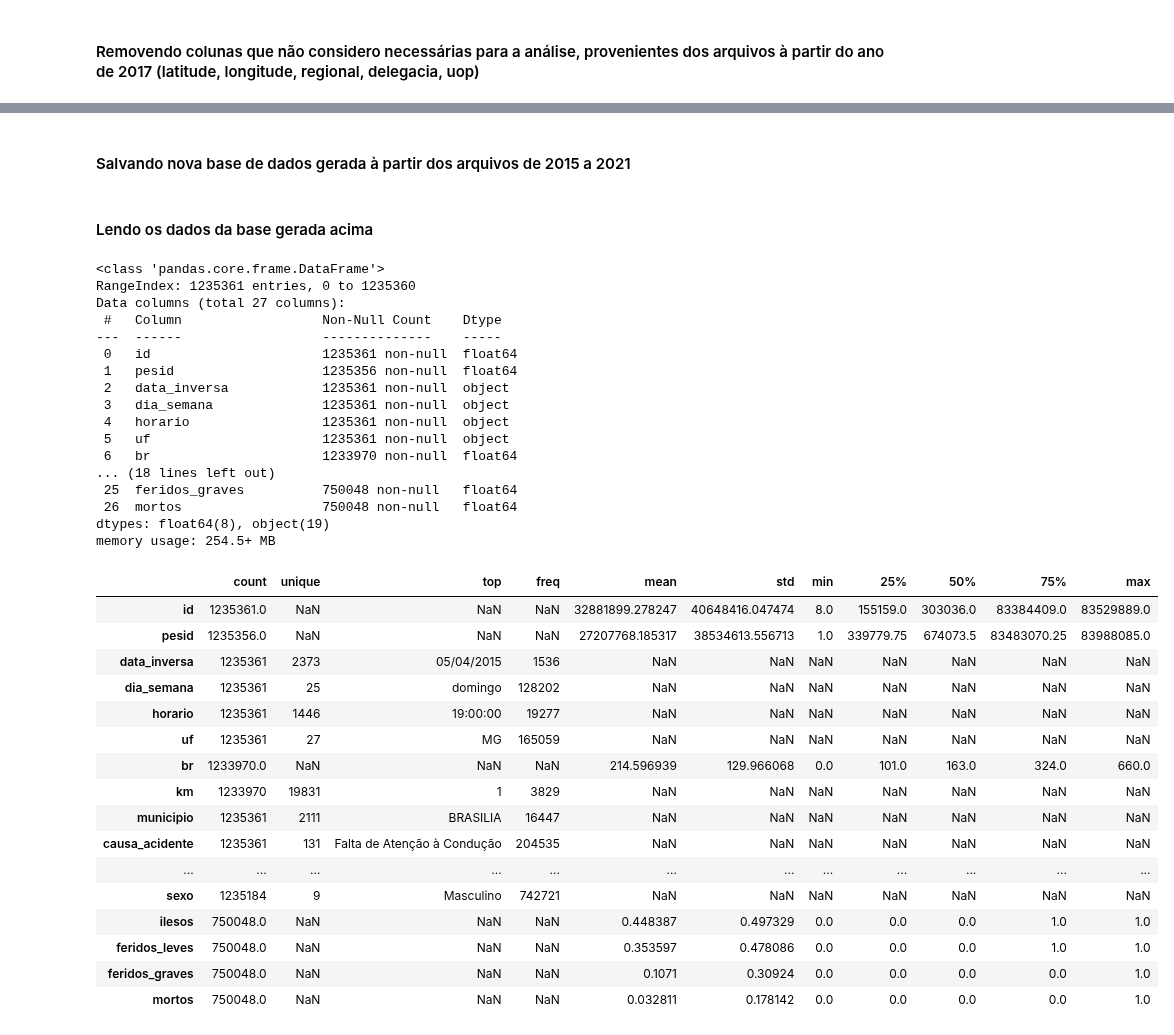
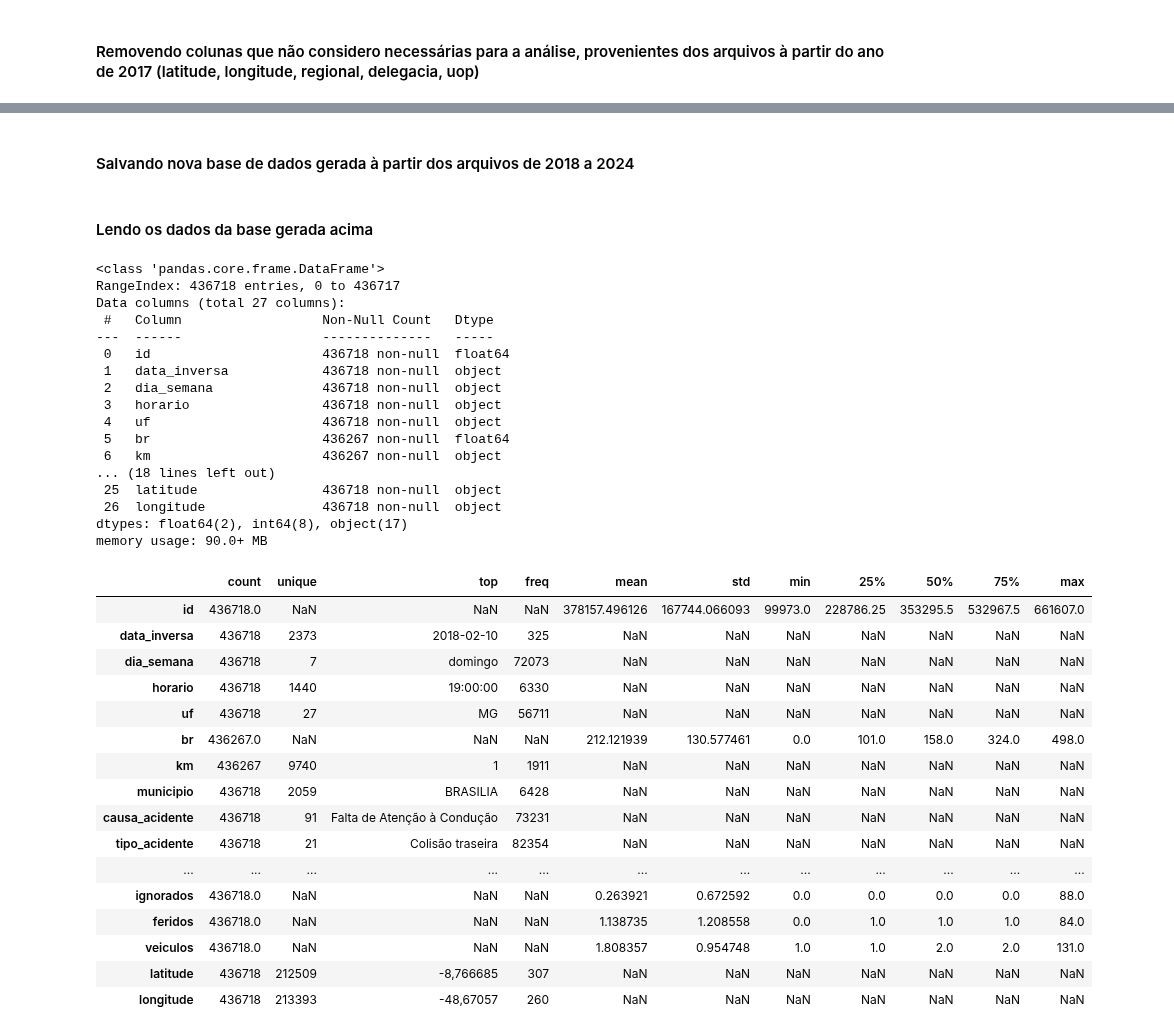
Before and after one commit to evidal1990/coderhouse_datascience, a Jupyter notebook: acquisition/data_acquisition.ipynb, the cells around one changed output, grey strips where cells are left out. Drawn from its saved outputs; the diff is of its cells as text; code cells hidden in the pictures.

Commit message:
Alterando os arquivos de origem para ocorrências e não pessoas e utilizando dados de 2018 a 2024

```diff
--- a/acquisition/data_acquisition.ipynb
+++ b/acquisition/data_acquisition.ipynb
@@ -111,4 +104,4 @@ df_2015_2021.head()
 5 rows × 27 columns
 # %% [markdown]
-#### Salvando nova base de dados gerada à partir dos arquivos de 2015 a 2021
+#### Salvando nova base de dados gerada à partir dos arquivos de 2018 a 2024
 # %%
@@ -117,41 +110,41 @@ with open("../databases/acidentes2015_2021.csv", "w") as f:
 # %% [markdown]
 #### Lendo os dados da base gerada acima
 # %%
-df_accidents = pd.read_csv("../databases/acidentes2015_2021.csv")
+df_accidents = pd.read_csv("../databases/datatran2018_2024.csv")
 df_accidents.info()
 df_accidents.describe(include="all").T
 # %% [output]
 <class 'pandas.core.frame.DataFrame'>
-RangeIndex: 1235361 entries, 0 to 1235360
+RangeIndex: 436718 entries, 0 to 436717
 Data columns (total 27 columns):
- #   Column                  Non-Null Count    Dtype
----  ------                  --------------    -----
- 0   id                      1235361 non-null  float64
- 1   pesid                   1235356 non-null  float64
- 2   data_inversa            1235361 non-null  object
- 3   dia_semana              1235361 non-null  object
- 4   horario                 1235361 non-null  object
- 5   uf                      1235361 non-null  object
- 6   br                      1233970 non-null  float64
+ #   Column                  Non-Null Count   Dtype
+---  ------                  --------------   -----
+ 0   id                      436718 non-null  float64
+ 1   data_inversa            436718 non-null  object
+ 2   dia_semana              436718 non-null  object
+ 3   horario                 436718 non-null  object
+ 4   uf                      436718 non-null  object
+ 5   br                      436267 non-null  float64
+ 6   km                      436267 non-null  object
 ... (18 lines left out)
- 25  feridos_graves          750048 non-null   float64
- 26  mortos                  750048 non-null   float64
-dtypes: float64(8), object(19)
-memory usage: 254.5+ MB
+ 25  latitude                436718 non-null  object
+ 26  longitude               436718 non-null  object
+dtypes: float64(2), int64(8), object(17)
+memory usage: 90.0+ MB
 |  | count | unique | top | freq | mean | std | min | 25% | 50% | 75% | max |
-| id | 1235361.0 | NaN | NaN | NaN | 32881899.278247 | 40648416.047474 | 8.0 | 155159.0 | 303036.0 | 83384409.0 | 83529889.0 |
-| pesid | 1235356.0 | NaN | NaN | NaN | 27207768.185317 | 38534613.556713 | 1.0 | 339779.75 | 674073.5 | 83483070.25 | 83988085.0 |
-| data_inversa | 1235361 | 2373 | 05/04/2015 | 1536 | NaN | NaN | NaN | NaN | NaN | NaN | NaN |
-| dia_semana | 1235361 | 25 | domingo | 128202 | NaN | NaN | NaN | NaN | NaN | NaN | NaN |
-| horario | 1235361 | 1446 | 19:00:00 | 19277 | NaN | NaN | NaN | NaN | NaN | NaN | NaN |
-| uf | 1235361 | 27 | MG | 165059 | NaN | NaN | NaN | NaN | NaN | NaN | NaN |
-| br | 1233970.0 | NaN | NaN | NaN | 214.596939 | 129.966068 | 0.0 | 101.0 | 163.0 | 324.0 | 660.0 |
-| km | 1233970 | 19831 | 1 | 3829 | NaN | NaN | NaN | NaN | NaN | NaN | NaN |
-| municipio | 1235361 | 2111 | BRASILIA | 16447 | NaN | NaN | NaN | NaN | NaN | NaN | NaN |
-| causa_acidente | 1235361 | 131 | Falta de Atenção à Condução | 204535 | NaN | NaN | NaN | NaN | NaN | NaN | NaN |
+| id | 436718.0 | NaN | NaN | NaN | 378157.496126 | 167744.066093 | 99973.0 | 228786.25 | 353295.5 | 532967.5 | 661607.0 |
+| data_inversa | 436718 | 2373 | 2018-02-10 | 325 | NaN | NaN | NaN | NaN | NaN | NaN | NaN |
+| dia_semana | 436718 | 7 | domingo | 72073 | NaN | NaN | NaN | NaN | NaN | NaN | NaN |
+| horario | 436718 | 1440 | 19:00:00 | 6330 | NaN | NaN | NaN | NaN | NaN | NaN | NaN |
+| uf | 436718 | 27 | MG | 56711 | NaN | NaN | NaN | NaN | NaN | NaN | NaN |
+| br | 436267.0 | NaN | NaN | NaN | 212.121939 | 130.577461 | 0.0 | 101.0 | 158.0 | 324.0 | 498.0 |
+| km | 436267 | 9740 | 1 | 1911 | NaN | NaN | NaN | NaN | NaN | NaN | NaN |
+| municipio | 436718 | 2059 | BRASILIA | 6428 | NaN | NaN | NaN | NaN | NaN | NaN | NaN |
+| causa_acidente | 436718 | 91 | Falta de Atenção à Condução | 73231 | NaN | NaN | NaN | NaN | NaN | NaN | NaN |
+| tipo_acidente | 436718 | 21 | Colisão traseira | 82354 | NaN | NaN | NaN | NaN | NaN | NaN | NaN |
 | ... | ... | ... | ... | ... | ... | ... | ... | ... | ... | ... | ... |
-| sexo | 1235184 | 9 | Masculino | 742721 | NaN | NaN | NaN | NaN | NaN | NaN | NaN |
-| ilesos | 750048.0 | NaN | NaN | NaN | 0.448387 | 0.497329 | 0.0 | 0.0 | 0.0 | 1.0 | 1.0 |
-| feridos_leves | 750048.0 | NaN | NaN | NaN | 0.353597 | 0.478086 | 0.0 | 0.0 | 0.0 | 1.0 | 1.0 |
-| feridos_graves | 750048.0 | NaN | NaN | NaN | 0.1071 | 0.30924 | 0.0 | 0.0 | 0.0 | 0.0 | 1.0 |
-| mortos | 750048.0 | NaN | NaN | NaN | 0.032811 | 0.178142 | 0.0 | 0.0 | 0.0 | 0.0 | 1.0 |
+| ignorados | 436718.0 | NaN | NaN | NaN | 0.263921 | 0.672592 | 0.0 | 0.0 | 0.0 | 0.0 | 88.0 |
+| feridos | 436718.0 | NaN | NaN | NaN | 1.138735 | 1.208558 | 0.0 | 1.0 | 1.0 | 1.0 | 84.0 |
+| veiculos | 436718.0 | NaN | NaN | NaN | 1.808357 | 0.954748 | 1.0 | 1.0 | 2.0 | 2.0 | 131.0 |
+| latitude | 436718 | 212509 | -8,766685 | 307 | NaN | NaN | NaN | NaN | NaN | NaN | NaN |
+| longitude | 436718 | 213393 | -48,67057 | 260 | NaN | NaN | NaN | NaN | NaN | NaN | NaN |
```
Also changed, not shown: parts of 8 cells of this notebook, 1 other file.
